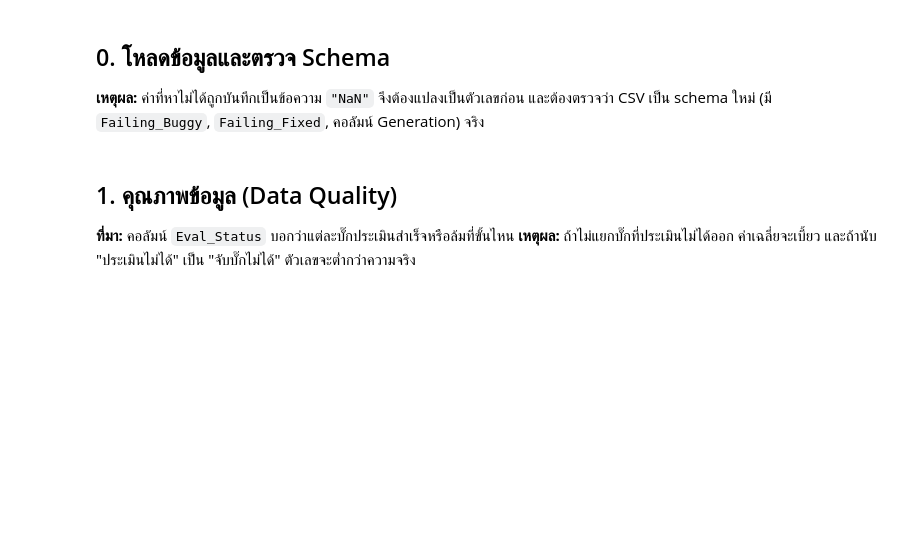
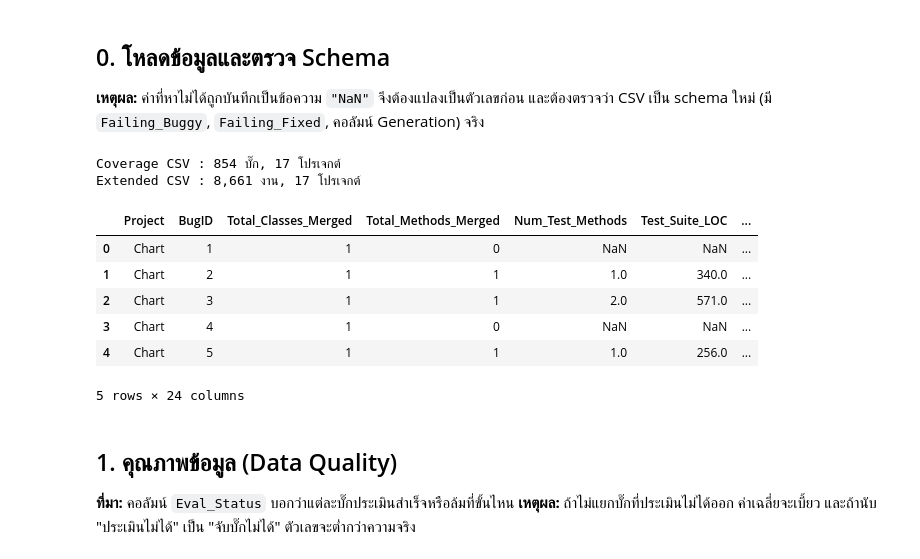
Before and after one commit to krittiteesrisai/Project_SQA, a Jupyter notebook: Tardis/data_analysis/TARDIS_Analysis.ipynb, the cells around one changed output. Drawn from its saved outputs; the diff is of its cells as text; code cells hidden in the pictures; blank space fills up the shorter version.

Commit message:
update coverage result to be uptodate
 ran measure coverage again and upload its csv

```diff
--- a/Tardis/data_analysis/TARDIS_Analysis.ipynb
+++ b/Tardis/data_analysis/TARDIS_Analysis.ipynb
@@ -23,35 +23,45 @@ import matplotlib.pyplot as plt
 import seaborn as sns
 import warnings
 warnings.filterwarnings('ignore')
 plt.rcParams['figure.figsize'] = (12, 6)
 sns.set_style('whitegrid')
 
 # path แบบ relative: Notebook อยู่ใน Evaluator/
-COV_PATH = 'Coverage_Result_All.csv'
-EXT_PATH = '../TARDIS_Extended_Result.csv'
+COV_PATH = '../result_csv/Coverage_Result_All.csv'
+EXT_PATH = '../result_csv/TARDIS_Extended_Result.csv'
 
 cov = pd.read_csv(COV_PATH)
 ext = pd.read_csv(EXT_PATH)
 
 REQUIRED = ['Failing_Buggy', 'Failing_Fixed', 'Fault_Detected', 'Eval_Status',
             'Gen_Time_sec', 'Saved_Tests_Count', 'Tests_per_Minute', 'Num_Test_Methods',
             'Compile_Time_sec', 'Test_ExecTime_sec']
 missing = [c for c in REQUIRED if c not in cov.columns]
 assert not missing, f'CSV เป็น schema เก่า ขาดคอลัมน์ {missing} -> รัน measure_coverage.py --all ใหม่'
 
 num_cols = ['Total_Classes_Merged', 'Total_Methods_Merged', 'Num_Test_Methods', 'Test_Suite_LOC',
             'Gen_Time_sec', 'Saved_Tests_Count', 'Tests_per_Minute', 'Compile_Time_sec', 'Test_ExecTime_sec',
             'Line_Coverage(%)', 'Branch_Coverage(%)', 'Covered_Lines', 'Total_Lines',
             'Covered_Branches', 'Total_Branches', 'Failing_Buggy', 'Failing_Fixed']
 for c in num_cols:
     cov[c] = pd.to_numeric(cov[c], errors='coerce')
 ext['ExecTime_sec'] = pd.to_numeric(ext['ExecTime_sec'], errors='coerce')
 ext['SavedTestsCount'] = pd.to_numeric(ext['SavedTestsCount'], errors='coerce')
 ext['Status'] = ext['Status'].astype(str).str.strip()   # มี status ที่มีช่องว่างปน เช่น 'PARTIAL_SUCCESS '
 
 print(f'Coverage CSV : {len(cov):,} บั๊ก, {cov["Project"].nunique()} โปรเจกต์')
 print(f'Extended CSV : {len(ext):,} งาน, {ext["Project"].nunique()} โปรเจกต์')
 cov.head()
+# %% [output]
+Coverage CSV : 854 บั๊ก, 17 โปรเจกต์
+Extended CSV : 8,661 งาน, 17 โปรเจกต์
+|  | Project | BugID | Total_Classes_Merged | Total_Methods_Merged | Num_Test_Methods | Test_Suite_LOC | ... |
+| 0 | Chart | 1 | 1 | 0 | NaN | NaN | ... |
+| 1 | Chart | 2 | 1 | 1 | 1.0 | 340.0 | ... |
+| 2 | Chart | 3 | 1 | 1 | 2.0 | 571.0 | ... |
+| 3 | Chart | 4 | 1 | 0 | NaN | NaN | ... |
+| 4 | Chart | 5 | 1 | 1 | 1.0 | 256.0 | ... |
+5 rows × 24 columns
 # %% [markdown]
 ## 1. คุณภาพข้อมูล (Data Quality)
 **ที่มา:** คอลัมน์ `Eval_Status` บอกว่าแต่ละบั๊กประเมินสำเร็จหรือล้มที่ขั้นไหน
```
Also changed, not shown: parts of 12 cells of this notebook, 18 other files.
